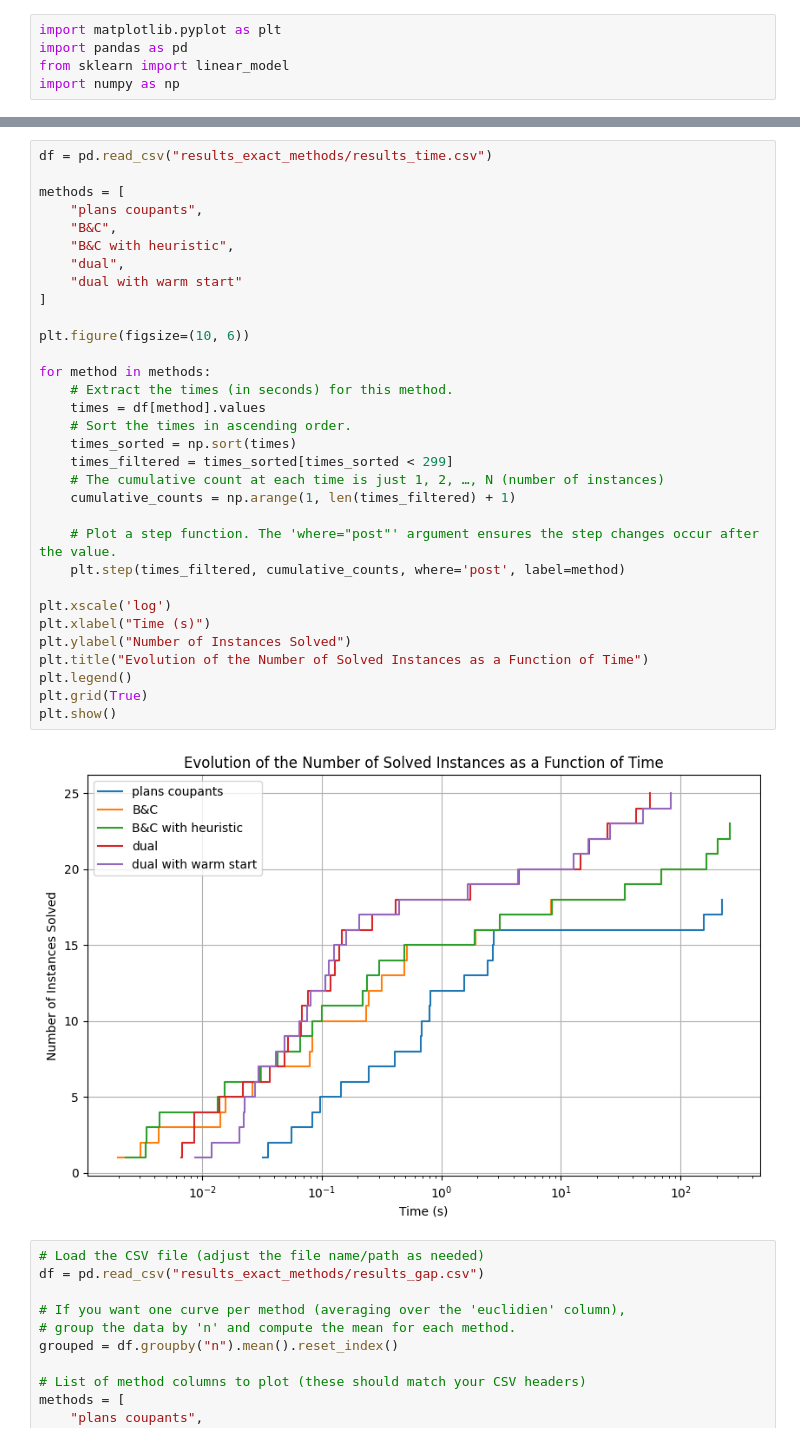
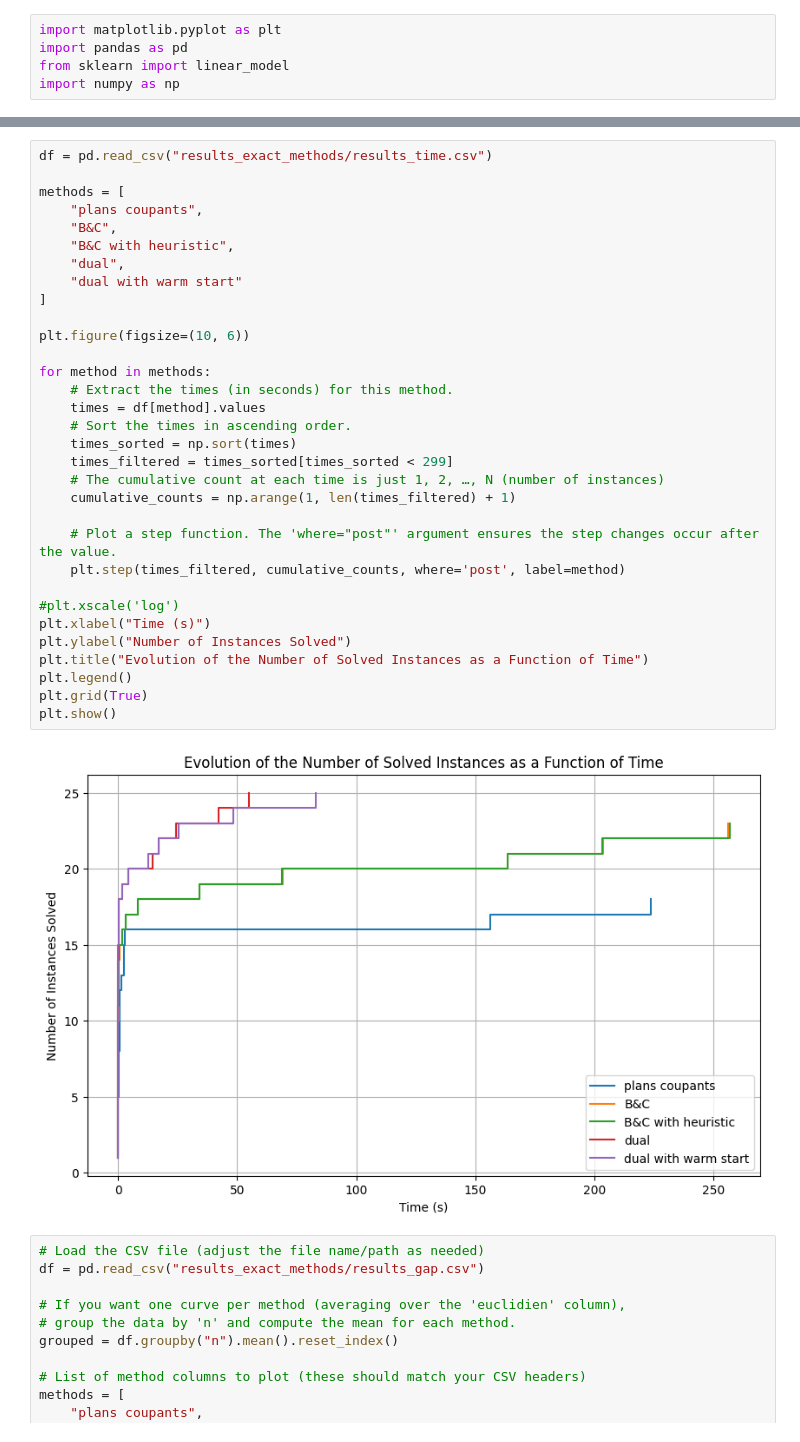
Before and after one commit to Darthkiller2Jr/projet_mpro, a Jupyter notebook: illustrations.ipynb, the cells around one changed output, grey strips where cells are left out. Drawn from its saved outputs; the diff is of its cells as text.

```diff
--- a/illustrations.ipynb
+++ b/illustrations.ipynb
@@ -90,35 +164,35 @@ df = pd.read_csv("results_exact_methods/results_time.csv")
 
 methods = [
     "plans coupants",
     "B&C",
     "B&C with heuristic",
     "dual",
     "dual with warm start"
 ]
 
 plt.figure(figsize=(10, 6))
 
 for method in methods:
     # Extract the times (in seconds) for this method.
     times = df[method].values
     # Sort the times in ascending order.
     times_sorted = np.sort(times)
     times_filtered = times_sorted[times_sorted < 299]
     # The cumulative count at each time is just 1, 2, …, N (number of instances)
     cumulative_counts = np.arange(1, len(times_filtered) + 1)
 
     # Plot a step function. The 'where="post"' argument ensures the step changes occur after the value.
     plt.step(times_filtered, cumulative_counts, where='post', label=method)
 
-plt.xscale('log')
+#plt.xscale('log')
 plt.xlabel("Time (s)")
 plt.ylabel("Number of Instances Solved")
 plt.title("Evolution of the Number of Solved Instances as a Function of Time")
 plt.legend()
 plt.grid(True)
 plt.show()
 # %% [output]
-[figure, old version]
+[figure, new version]
 # %%
 # Load the CSV file (adjust the file name/path as needed)
 df = pd.read_csv("results_exact_methods/results_gap.csv")
```
Also changed, not shown: parts of 6 cells of this notebook, 18 other files.
